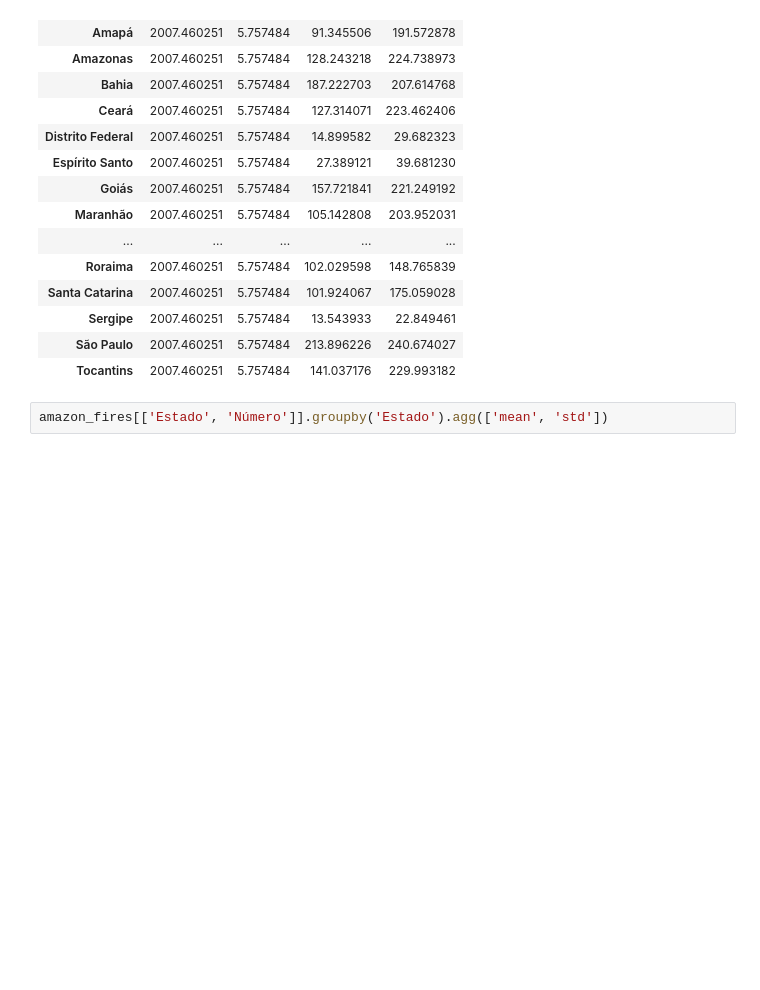
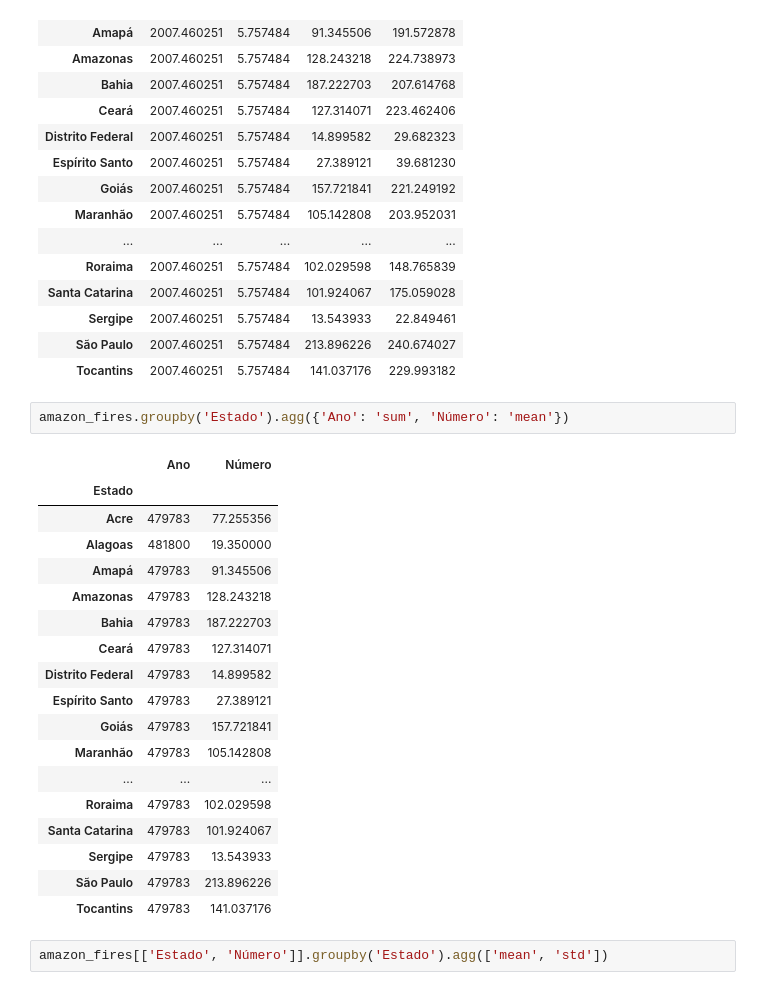
Before and after one commit to douglasvitoreti/scientific-python-lectures, a Jupyter notebook: Lecture-6-Pandas.ipynb, the cells around one changed output. Saved outputs shown, nothing was run; the diff lists cells and outputs as text; blank space fills up the shorter version.

```diff
--- a/Lecture-6-Pandas.ipynb
+++ b/Lecture-6-Pandas.ipynb
@@ -423,6 +525,27 @@ amazon_fires.groupby('Estado').agg(['mean', 'std'])
 | Sergipe | 2007.460251 | 5.757484 | 13.543933 | 22.849461 |
 | São Paulo | 2007.460251 | 5.757484 | 213.896226 | 240.674027 |
 | Tocantins | 2007.460251 | 5.757484 | 141.037176 | 229.993182 |
+# %%
+amazon_fires.groupby('Estado').agg({'Ano': 'sum', 'Número': 'mean'})
+# %% [output]
+|  | Ano | Número |
+| Estado |  |  |
+| Acre | 479783 | 77.255356 |
+| Alagoas | 481800 | 19.350000 |
+| Amapá | 479783 | 91.345506 |
+| Amazonas | 479783 | 128.243218 |
+| Bahia | 479783 | 187.222703 |
+| Ceará | 479783 | 127.314071 |
+| Distrito Federal | 479783 | 14.899582 |
+| Espírito Santo | 479783 | 27.389121 |
+| Goiás | 479783 | 157.721841 |
+| Maranhão | 479783 | 105.142808 |
+| ... | ... | ... |
+| Roraima | 479783 | 102.029598 |
+| Santa Catarina | 479783 | 101.924067 |
+| Sergipe | 479783 | 13.543933 |
+| São Paulo | 479783 | 213.896226 |
+| Tocantins | 479783 | 141.037176 |
 # %%
 amazon_fires[['Estado', 'Número']].groupby('Estado').agg(['mean', 'std'])
 # %% [output]
```
Also changed, not shown: parts of 34 cells of this notebook, 1 other file.
